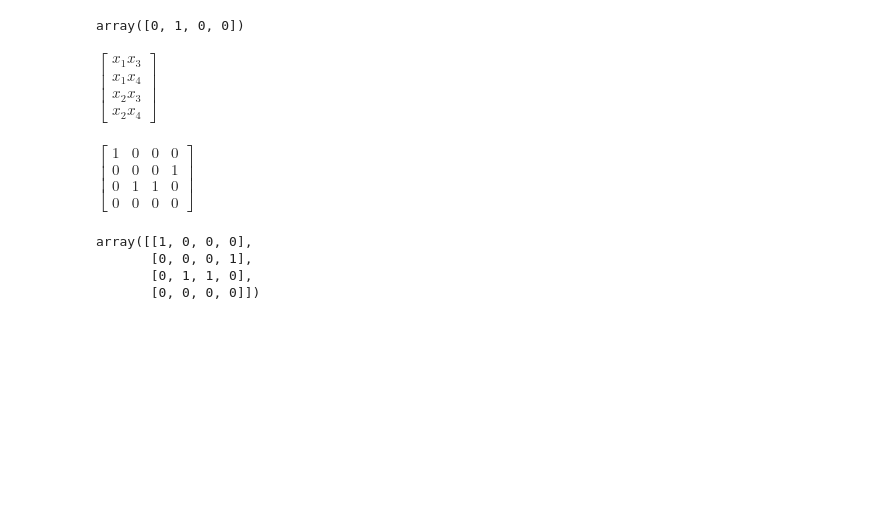
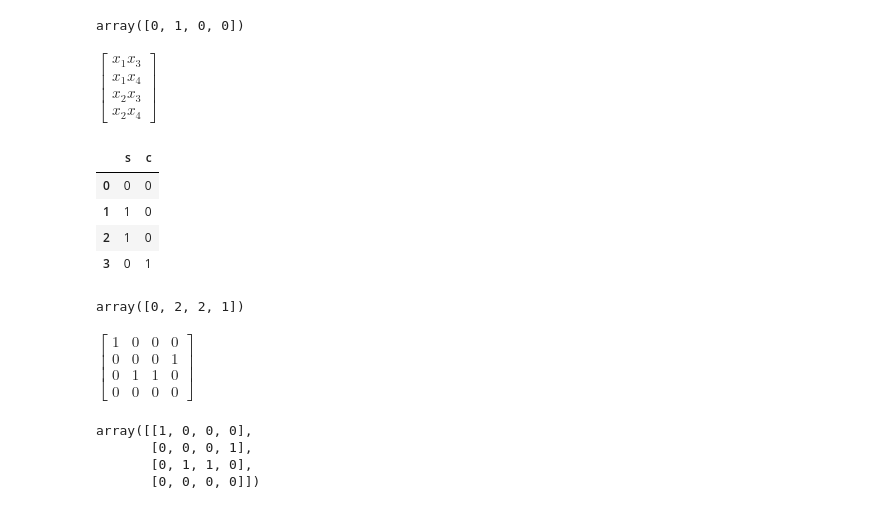
Before and after one commit to jadsongmatos/OCMS, a Jupyter notebook: boolean-logic-with-matrices.ipynb, the cells around one changed output. Drawn from its saved outputs; the diff is of its cells as text; code cells hidden in the pictures; blank space fills up the shorter version.

```diff
--- a/boolean-logic-with-matrices.ipynb
+++ b/boolean-logic-with-matrices.ipynb
@@ -76,4 +76,26 @@ def decimal_para_binario_vetor(numero_decimal, tamanho_bits=8):
         vetor = np.kron(vetor, mapeamento[digito])
 
     return vetor
+# %%
+import pandas as pd
+
+data = {
+  "s": [0,1,1,0],
+  "c": [0,0,0,1],
+}
+
+tabela_verdade = pd.DataFrame(data)
+tabela_verdade = tabela_verdade.astype(int)
+tabela_verdade
+# %% [output]
+|  | s | c |
+| 0 | 0 | 0 |
+| 1 | 1 | 0 |
+| 2 | 1 | 0 |
+| 3 | 0 | 1 |
+# %%
+vetor_dec = np.array([int("".join(map(str, row)), 2) for row in tabela_verdade.to_numpy()])
+vetor_dec
+# %% [output]
+array([0, 2, 2, 1])
 # %%
```
Also changed, not shown: parts of 9 cells of this notebook, 5 other files.
